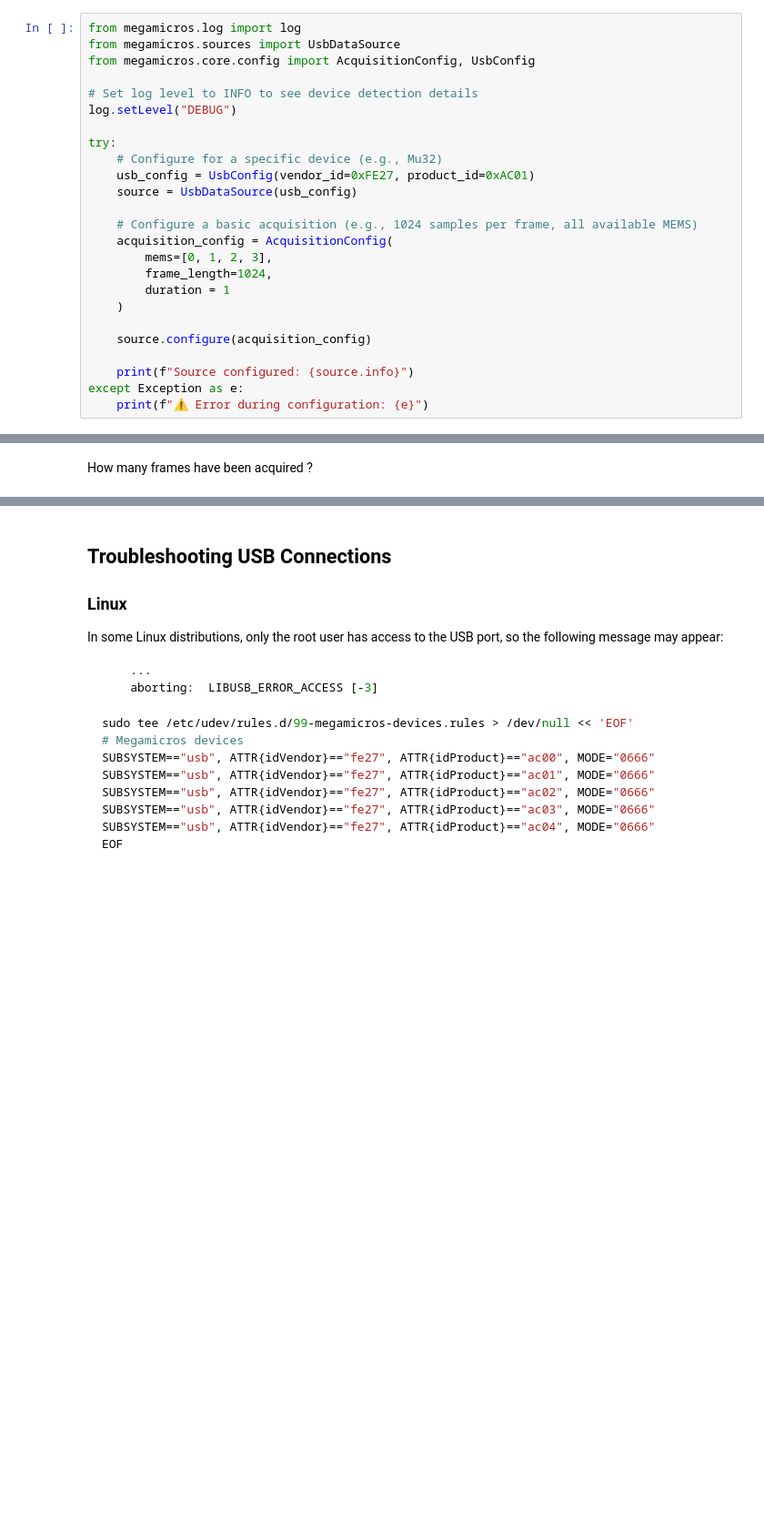
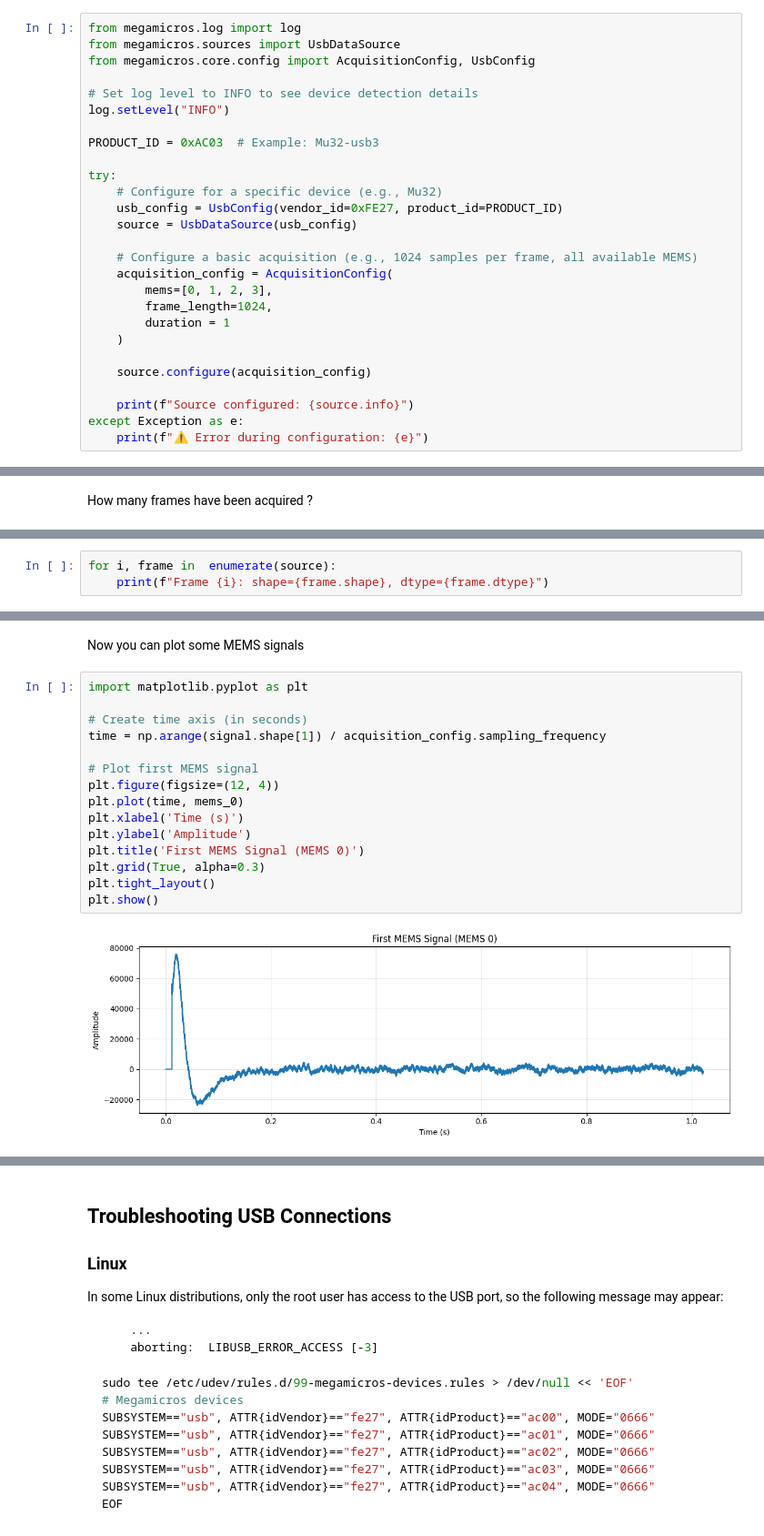
Before and after one commit to bimea/megamicros, a Jupyter notebook: notebooks/02_getstarted_usb.ipynb, the cells around one changed output, grey strips where cells are left out. Shown at 91% size. Cells and saved outputs as stored; diff of their text form; blank space fills up the shorter version.

```diff
--- a/notebooks/02_getstarted_usb.ipynb
+++ b/notebooks/02_getstarted_usb.ipynb
@@ -102,11 +103,13 @@ from megamicros.sources import UsbDataSource
 from megamicros.core.config import AcquisitionConfig, UsbConfig
 
 # Set log level to INFO to see device detection details
-log.setLevel("DEBUG")
+log.setLevel("INFO")
+
+PRODUCT_ID = 0xAC03  # Example: Mu32-usb3
 
 try:
     # Configure for a specific device (e.g., Mu32)
-    usb_config = UsbConfig(vendor_id=0xFE27, product_id=0xAC01)
+    usb_config = UsbConfig(vendor_id=0xFE27, product_id=PRODUCT_ID)
     source = UsbDataSource(usb_config)
 
     # Configure a basic acquisition (e.g., 1024 samples per frame, all available MEMS)
@@ -146,0 +173,3 @@ for frame in source:
+# %%
+for i, frame in  enumerate(source):
+    print(f"Frame {i}: shape={frame.shape}, dtype={frame.dtype}")
@@ -165,0 +305,19 @@ print(f"{source.transfert_lost} frames lost")
+# %% [markdown]
+Now you can plot some MEMS signals
+# %%
+import matplotlib.pyplot as plt
+
+# Create time axis (in seconds)
+time = np.arange(signal.shape[1]) / acquisition_config.sampling_frequency
+
+# Plot first MEMS signal
+plt.figure(figsize=(12, 4))
+plt.plot(time, mems_0)
+plt.xlabel('Time (s)')
+plt.ylabel('Amplitude')
+plt.title('First MEMS Signal (MEMS 0)')
+plt.grid(True, alpha=0.3)
+plt.tight_layout()
+plt.show()
+# %% [output]
+[figure, added]
```
Also changed, not shown: parts of 23 cells of this notebook, 3 other files.
